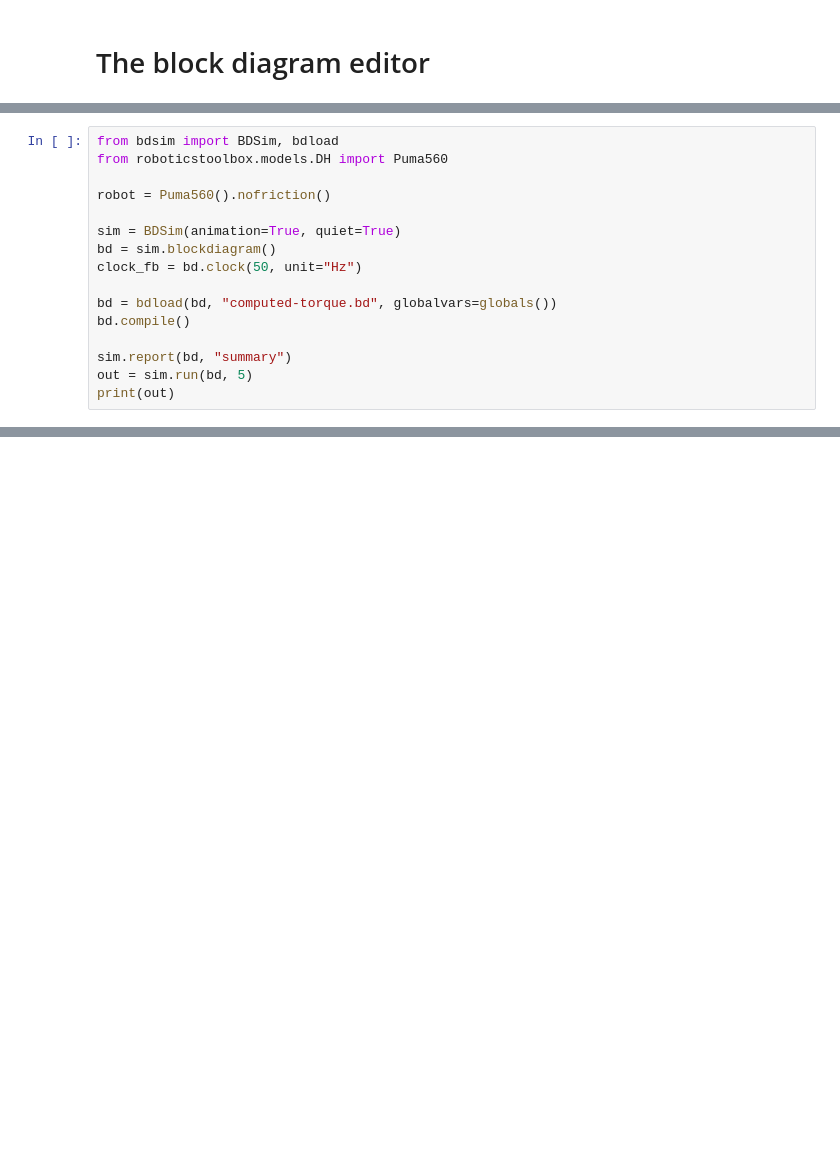
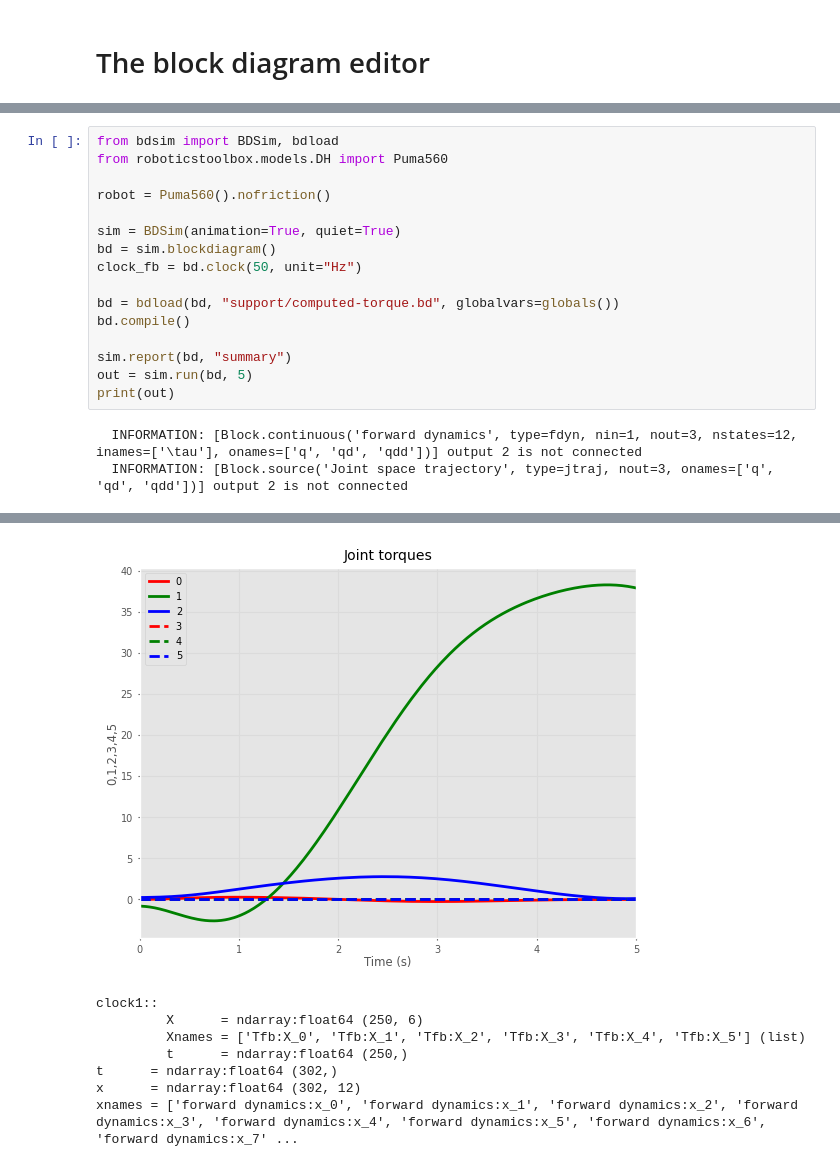
Before and after one commit to petercorke/ICRA2026-modern-software-tools, a Jupyter notebook: peter/jupyter-lite/content/block-diagram.ipynb, the cells around one changed output, grey strips where cells are left out. Cells and saved outputs as stored; diff of their text form; blank space fills up the shorter version.

Commit message:
rename notebooks.  Move support files into support folder

```diff
--- a/peter/jupyter-lite/content/block-diagram.ipynb
+++ b/peter/jupyter-lite/content/block-diagram.ipynb
@@ -170,9 +225,12 @@ sim = BDSim(animation=True, quiet=True)
 bd = sim.blockdiagram()
 clock_fb = bd.clock(50, unit="Hz")
 
-bd = bdload(bd, "computed-torque.bd", globalvars=globals())
+bd = bdload(bd, "support/computed-torque.bd", globalvars=globals())
 bd.compile()
 
 sim.report(bd, "summary")
 out = sim.run(bd, 5)
 print(out)
+# %% [output]
+  INFORMATION: [Block.continuous('forward dynamics', type=fdyn, nin=1, nout=3, nstates=12, inames=['\tau'], onames=['q', 'qd', 'qdd'])] output 2 is not connected
+  INFORMATION: [Block.source('Joint space trajectory', type=jtraj, nout=3, onames=['q', 'qd', 'qdd'])] output 2 is not connected
@@ -178,0 +238,8 @@ print(out)
+[figure, added]
+clock1::
+         X      = ndarray:float64 (250, 6)
+         Xnames = ['Tfb:X_0', 'Tfb:X_1', 'Tfb:X_2', 'Tfb:X_3', 'Tfb:X_4', 'Tfb:X_5'] (list)
+         t      = ndarray:float64 (250,)
+t      = ndarray:float64 (302,)
+x      = ndarray:float64 (302, 12)
+xnames = ['forward dynamics:x_0', 'forward dynamics:x_1', 'forward dynamics:x_2', 'forward dynamics:x_3', 'forward dynamics:x_4', 'forward dynamics:x_5', 'forward dynamics:x_6', 'forward dynamics:x_7' ...
```
Also changed, not shown: parts of 6 cells of this notebook, 6 other files.
